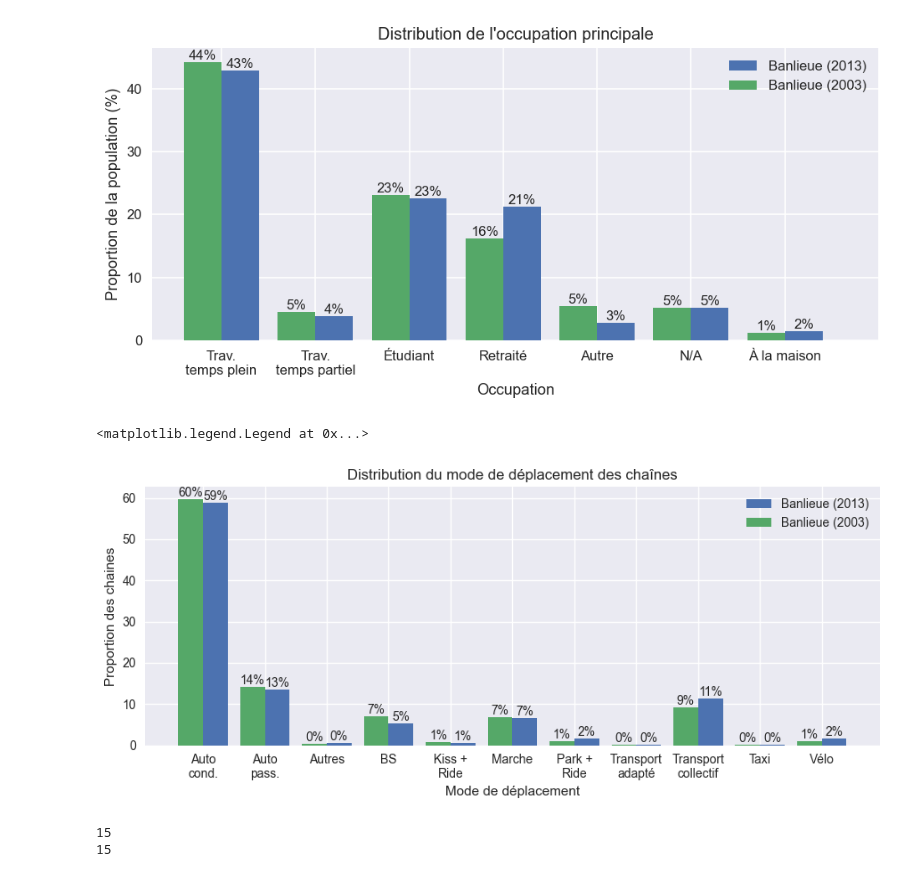
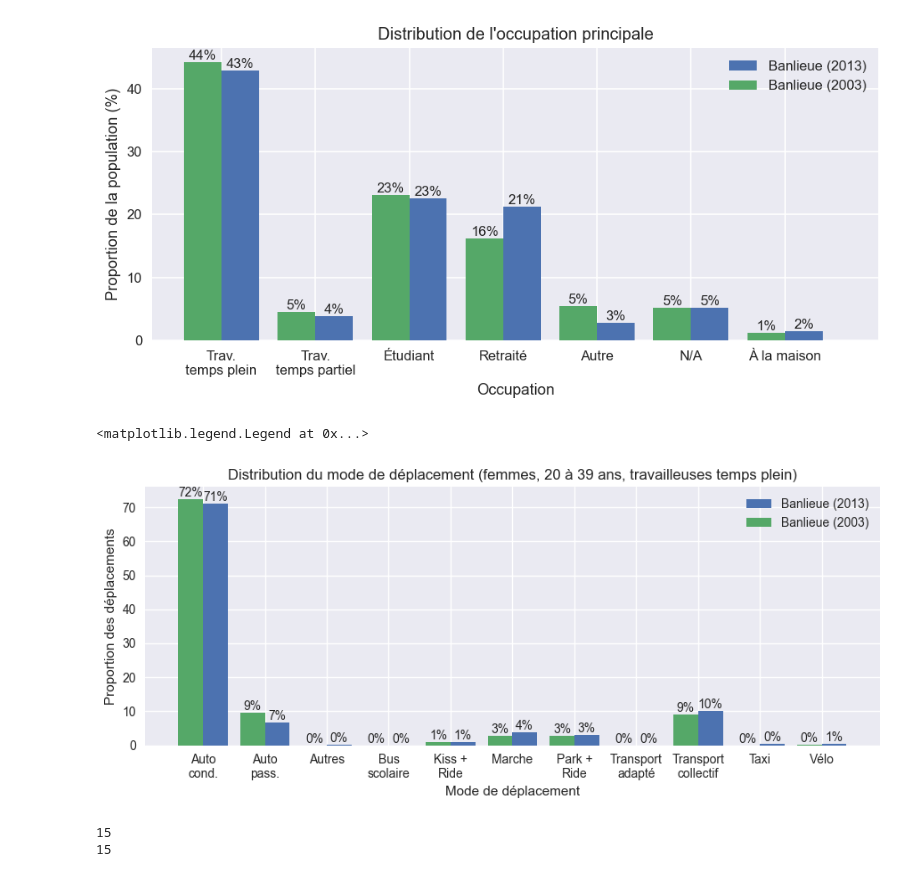
Before and after one commit to davidmurray/CIV6702-TP3, a Jupyter notebook: TP3.ipynb, the cells around one changed output. Saved outputs shown, nothing was run; the diff lists cells and outputs as text; code cells hidden in the pictures.

```diff
--- a/TP3.ipynb
+++ b/TP3.ipynb
@@ -201,14 +299,14 @@ def add_retired_column(df):
         retired_count = len(people_in_household[people_in_household.p_statut == 4])
         df.loc[df.feuillet == feuillet_id, 'retired'] = retired_count
     df['retired'] = df['retired'].astype(int)
-def add_trip_distance_column(df):
-    df['trip_distance'] = np.sqrt((df.xdest - df.xorig) **2 + (df.ydest - df.yorig)**2)
+#def add_trip_distance_column(df): # TODO: Remplacer par calcul de chemin avec OSRM !
+#    df['trip_distance'] = np.sqrt((df.xdest - df.xorig) **2 + (df.ydest - df.yorig)**2)
 
 for df in tqdm.tqdm([suburb_2013, suburb_2003, montrealNord, plateau]):
     add_children_column(df)
     add_drivers_column(df)
     add_retired_column(df)
-    add_trip_distance_column(df)
+    #add_trip_distance_column(df)
 # %%
 def menages_typology(df, typology):
     if typology == 1: # Typologie 1: min 1 enfant, pas d'automobiles
@@ -449,39 +599,49 @@ plt.legend()
 # %%
 width = 0.4
 plt.figure(figsize=(9, 4), dpi=100)
 def _plot(df, title, offset):
-    df_chaines = df[df["f_chaine"] == 'T']
+    #df_chaines = df[df["f_chaine"] == 'T']
+    df_chaines = df[(df.genre == 2)
+            & (df.age >= 20)
+            & (df.age <= 39)
+            & (df.p_statut == 1)]
 
     total_facper = df_chaines.facper.sum()
 
-    modes = (df_chaines.groupby("mode").sum()["facper"] / total_facper.sum() * 100)
+    modes_ = (df_chaines.groupby("mode").sum()["facper"] / total_facper.sum() * 100)
+    modes = []
+    for mode in ["AC", "AP", "AUTRES", "BS", "KR", "MARCHE", "PR", "TA", "TC", "TX", "VELO"]:
+        try:
+            modes.append(modes_[mode])
+        except KeyError:
+            modes.append(0)
     modes = list(modes)
     xvals = np.arange(0, len(modes))
     bar = plt.bar(xvals-offset, modes, width=width, label=title)
     plt.bar_label(bar, fmt="%.0f%%")
 
     _ = plt.xticks(xvals, ["Auto\ncond.",
-                           "Auto\npass.",
-                           "Autres",
-                           "BS",
-                           "Kiss +\nRide",
-                           'Marche',
-                           "Park +\nRide",
-                           'Transport\nadapté',
-                           "Transport\ncollectif",
-                           'Taxi',
-                           "Vélo",
-                          ])
+                            "Auto\npass.",
+                            "Autres",
+                            "Bus\nscolaire",
+                            "Kiss +\nRide",
+                            'Marche',
+                            "Park +\nRide",
+                            'Transport\nadapté',
+                            "Transport\ncollectif",
+                            'Taxi',
+                            "Vélo",
+                           ])
     plt.xlabel("Mode de déplacement")
-    plt.ylabel("Proportion des chaines")
-    plt.title("Distribution du mode de déplacement des chaînes")
+    plt.ylabel("Proportion des déplacements")
+    plt.title("Distribution du mode de déplacement (femmes, 20 à 39 ans, travailleuses temps plein)")
 _plot(suburb_2013, title="Banlieue (2013)", offset=-width/2)
 _plot(suburb_2003, title="Banlieue (2003)", offset=+width/2)
 plt.tight_layout()
 plt.legend()
 # %% [output]
 <matplotlib.legend.Legend at 0x...>
-[figure, old version]
+[figure, new version]
 # %%
 width = 20
 plt.figure(figsize=(8, 4), dpi=120)
```
Also changed, not shown: parts of 38 cells of this notebook, 4 other files.
